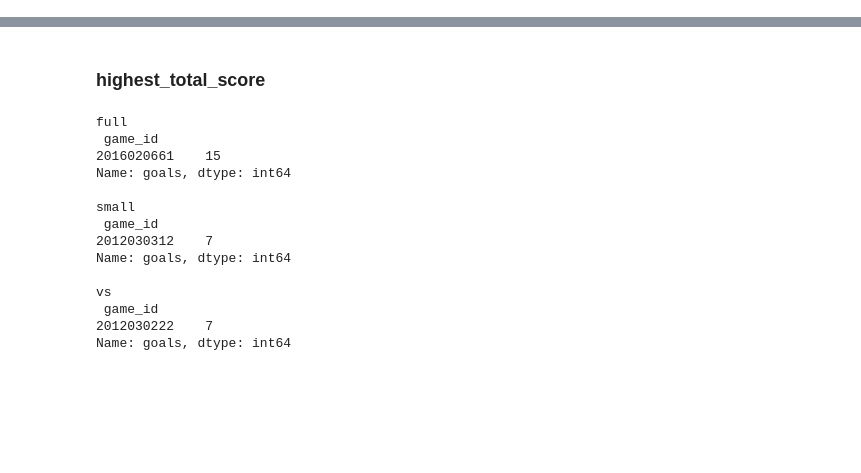
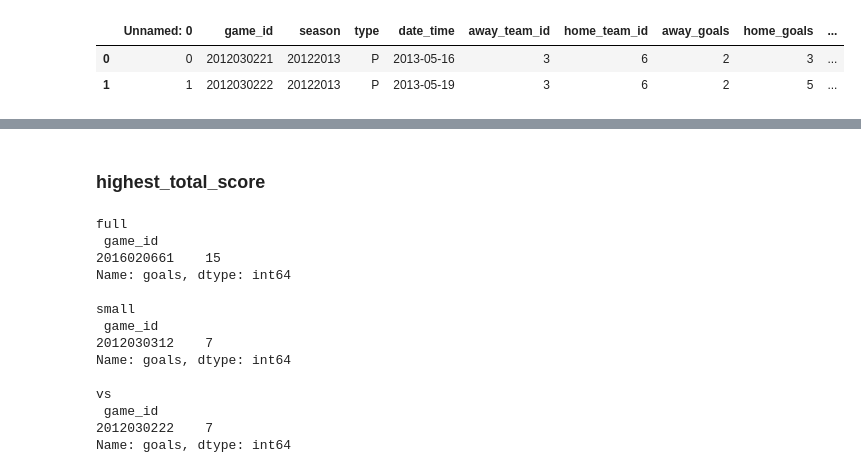
Before and after one commit to jalena-penaligon/cross_check, a Jupyter notebook: python/Python_Data_Work.ipynb, the cells around one changed output, grey strips where cells are left out. Drawn from its saved outputs; the diff is of its cells as text; code cells hidden in the pictures; blank space fills up the shorter version.

```diff
--- a/python/Python_Data_Work.ipynb
+++ b/python/Python_Data_Work.ipynb
@@ -29,3 +34,9 @@ team_df = pd.read_csv(team)
+# %%
+vs_game_df
+# %% [output]
+|  | Unnamed: 0 | game_id | season | type | date_time | away_team_id | home_team_id | away_goals | home_goals | ... |
+| 0 | 0 | 2012030221 | 20122013 | P | 2013-05-16 | 3 | 6 | 2 | 3 | ... |
+| 1 | 1 | 2012030222 | 20122013 | P | 2013-05-19 | 3 | 6 | 2 | 5 | ... |
 # %%
 to_keep = ['game_id', 'team_id', 'HoA', 'won', 'settled_in', 'head_coach', 'goals',
        'shots', 'hits', 'pim', 'powerPlayOpportunities', 'powerPlayGoals',
```
Also changed, not shown: parts of 24 cells of this notebook.
